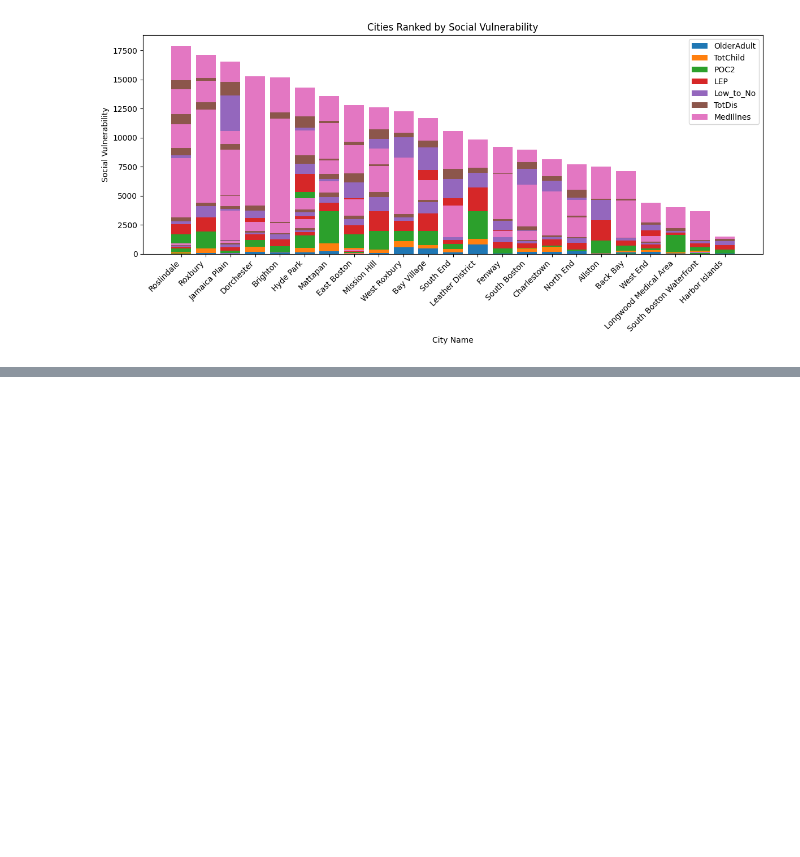
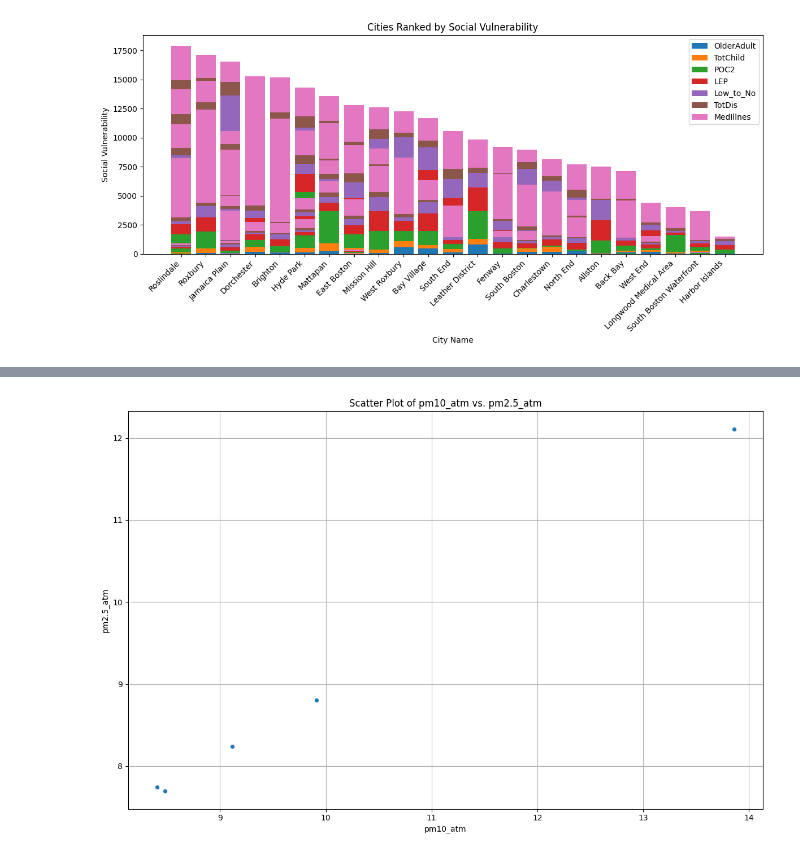
Before and after one commit to BU-Spark/ds-boston-transit-air-quality, a Jupyter notebook: fa23-team-a/code/new.ipynb, the cells around one changed output, grey strips where cells are left out. Cells and saved outputs as stored; diff of their text form; code cells hidden in the pictures; blank space fills up the shorter version.

```diff
--- a/fa23-team-a/code/new.ipynb
+++ b/fa23-team-a/code/new.ipynb
@@ -140,0 +210,23 @@ plt.show()
+# %%
+import matplotlib.pyplot as plt
+import pandas as pd
+
+# Load the data from the CSV file
+file_path = "../data/boston_dem.csv"
+data = pd.read_csv(file_path)
+
+# Create a scatter plot
+plt.figure(figsize=(12, 8))
+plt.scatter(data['pm10_atm'], data['pm2.5_atm'], alpha=0.7, edgecolors='w')
+
+# Set labels and title
+plt.xlabel('pm10_atm')
+plt.ylabel('pm2.5_atm')
+plt.title('Scatter Plot of pm10_atm vs. pm2.5_atm')
+
+# Show the plot
+plt.grid(True)
+plt.tight_layout()
+plt.show()
+# %% [output]
+[figure, added]
```
Also changed, not shown: parts of 4 cells of this notebook.
